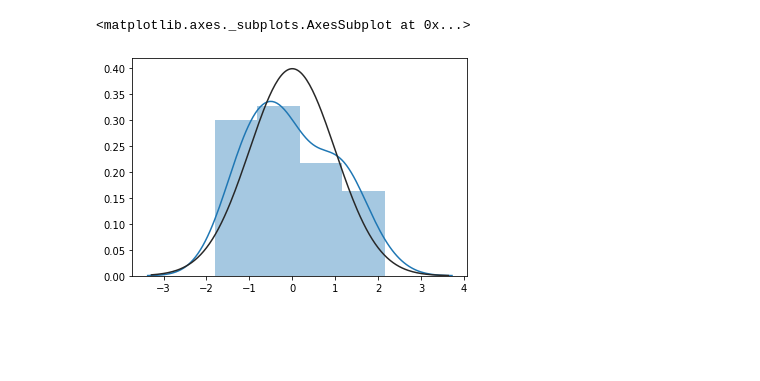
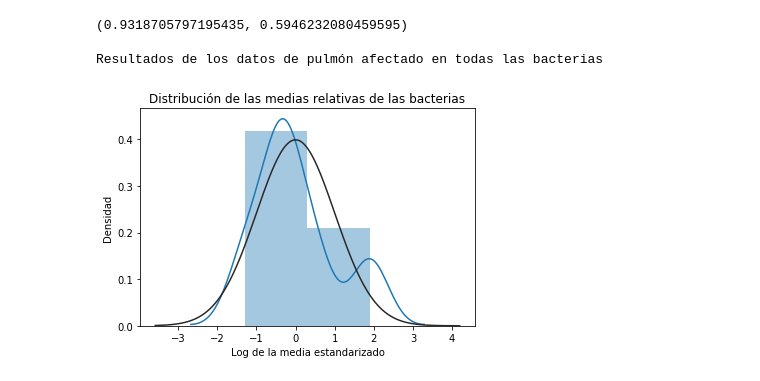
Before and after one commit to JuanmaPastor/TFG_Alex, a Jupyter notebook: Log_Normal/Log_normal.ipynb, the cells around one changed output. Saved outputs shown, nothing was run; the diff lists cells and outputs as text; code cells hidden in the pictures; blank space fills up the shorter version.

```diff
--- a/Log_Normal/Log_normal.ipynb
+++ b/Log_Normal/Log_normal.ipynb
@@ -8,25 +9,3 @@ from scipy.stats import norm
-# %%
-#SUCIO
-df = pd.read_excel("10Saliva.xlsx")
-df.set_index("Muestras", inplace=True)
-media = df.mean()
-log_media=np.log(media)
-
-med=media.values.tolist()
-
-X_scaled = preprocessing.scale(log_media)
-
-
-# Density Plot and Histogram of all arrival delays
-#sns.distplot(X_scaled, hist=True, kde=True,  bins = int(180/5), color = 'darkblue',
-#             hist_kws={'edgecolor':'black'},
-#             kde_kws={'linewidth': 4})
-
-sns.distplot(X_scaled, kde=True, hist = True)
-#sns.distplot(X_scaled, norm_hist=True)
-# %% [output]
-<matplotlib.axes._subplots.AxesSubplot at 0x...>
-[figure, removed]
 # %%
 def plotting(x):
     df = pd.read_excel(x)
@@ -43,0 +24,8 @@ def plotting(x):
+# %%
+plotting("None0_Affected_Lung.xlsx")
+print("\nResultados de los datos de pulmón afectado en todas las bacterias")
+# %% [output]
+(0.9318705797195435, 0.5946232080459595)
+
+Resultados de los datos de pulmón afectado en todas las bacterias
+[figure, added]
```
Also changed, not shown: parts of 21 cells of this notebook, 12 other files.
